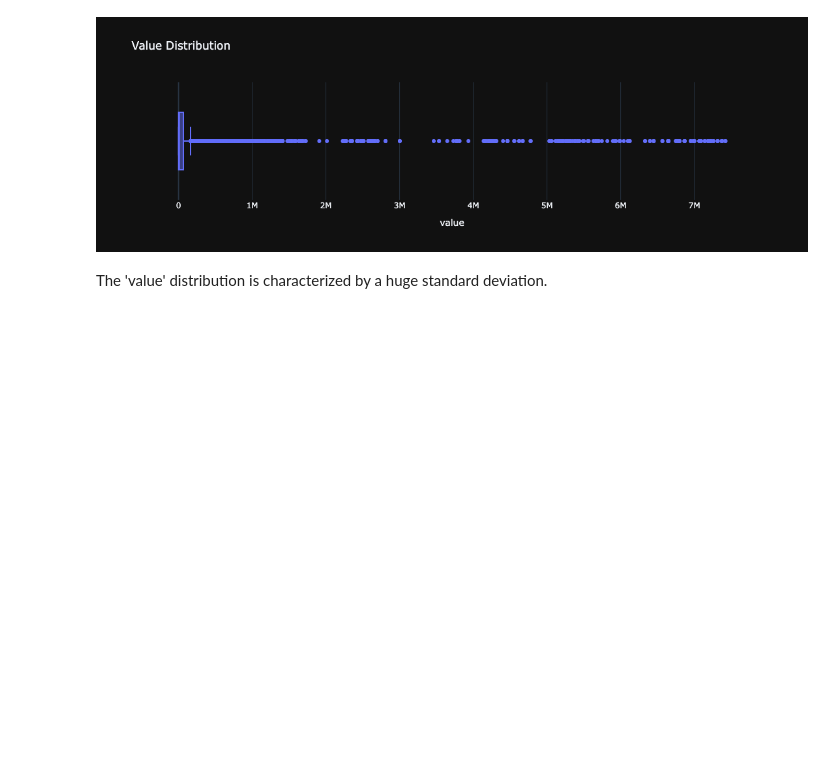
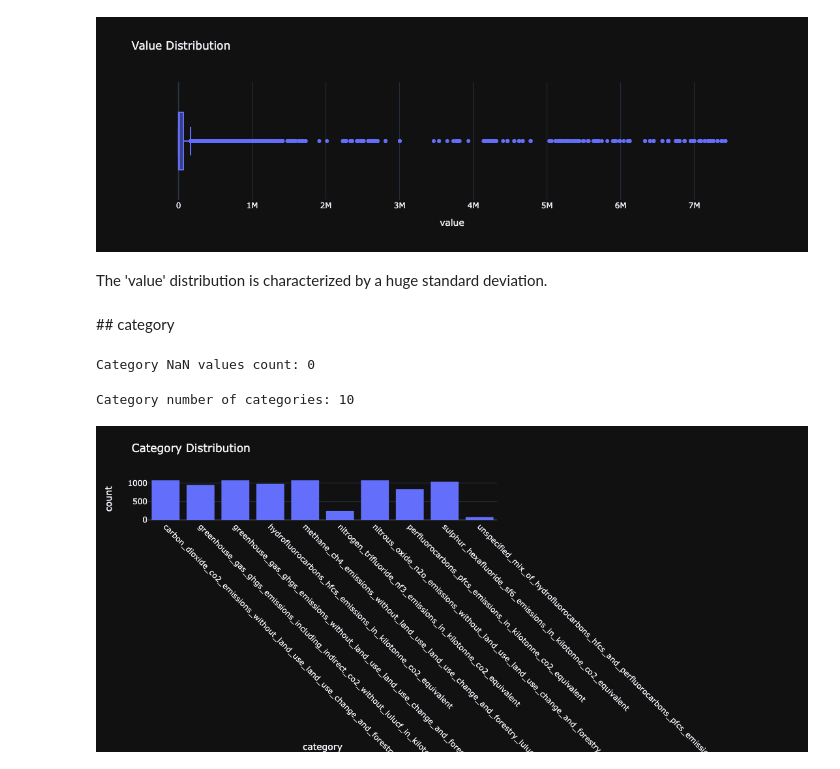
Before and after one commit to Volscente/climate_hackathon_2022, a Jupyter notebook: notebooks/Exploratory_Data_Analysis.ipynb, the cells around one changed output. Drawn from its saved outputs; the diff is of its cells as text; code cells hidden in the pictures; blank space fills up the shorter version.

Commit message:
GHG - EDA category

```diff
--- a/notebooks/Exploratory_Data_Analysis.ipynb
+++ b/notebooks/Exploratory_Data_Analysis.ipynb
@@ -123,3 +123,29 @@ figure.show()
 [figure]
 # %% [markdown]
 The 'value' distribution is characterized by a huge standard deviation.
+# %% [markdown]
+## category
+# %%
+# Check for NaN Values
+print("Category NaN values count: {}".format(len(greenhouse_gas_data[greenhouse_gas_data['category'].isna()])))
+# %% [output]
+Category NaN values count: 0
+# %%
+# Check the number of categoires
+print("Category number of categories: {}".format(greenhouse_gas_data['category'].nunique()))
+# %% [output]
+Category number of categories: 10
+# %%
+# Plot Histogram
+figure = ex.histogram(greenhouse_gas_data,
+                      x='category',
+                      title='Category Distribution',
+                      labels={'x':'Category', 'y':'Count'},
+                      template='plotly_dark',
+                      height=500)
+
+figure.update_xaxes(tickangle=45)
+
+figure.show()
+# %% [output]
+[figure, added]
```
Also changed, not shown: parts of 1 cell of this notebook.
